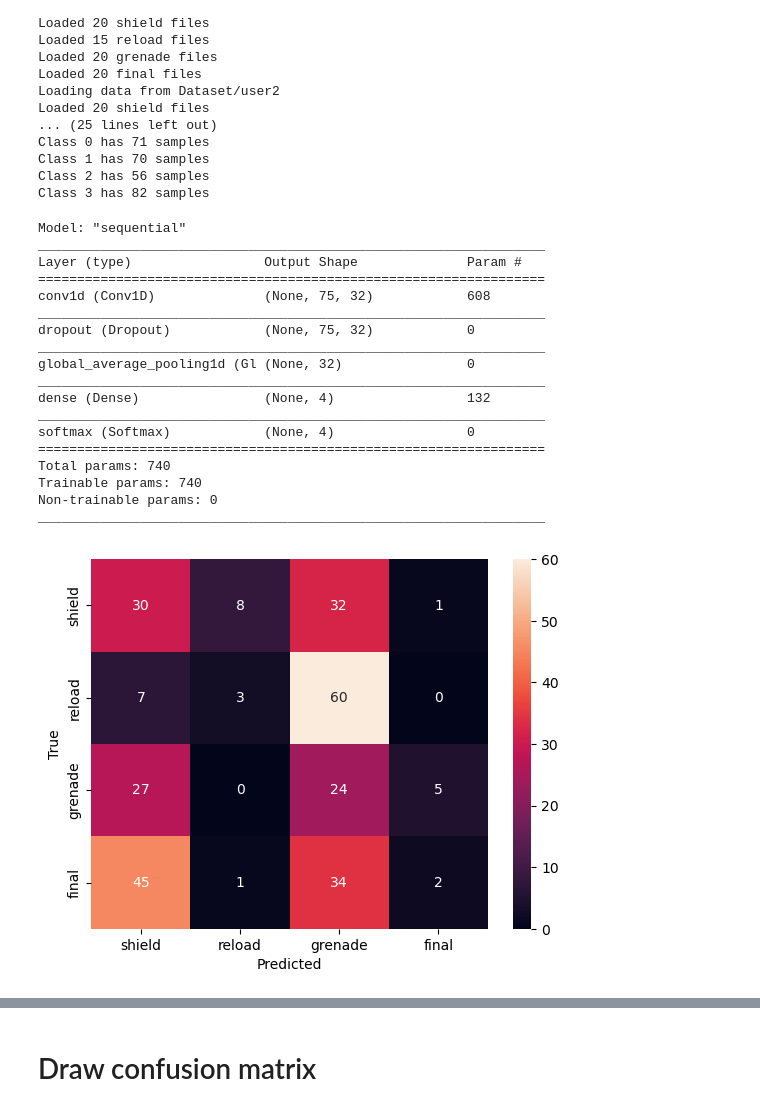
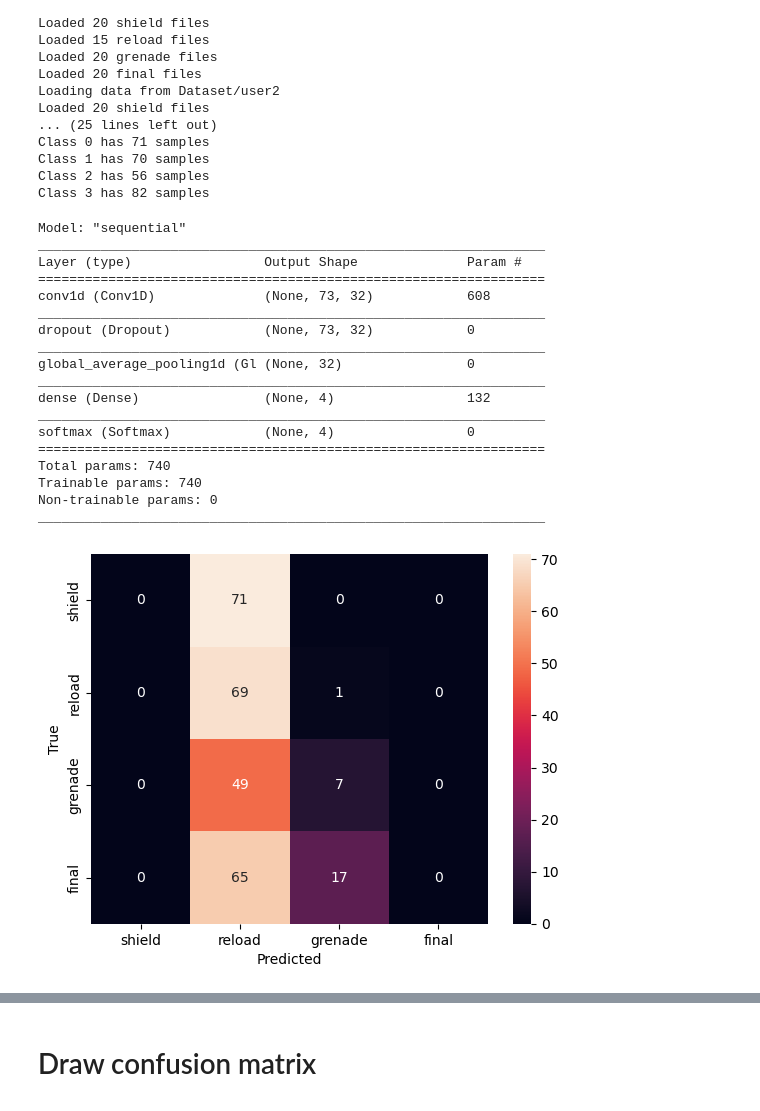
Before and after one commit to yuejunfeng0909/CG4002_CNN_Model, a Jupyter notebook: CNN.ipynb, the cells around one changed output, grey strips where cells are left out. Cells and saved outputs as stored; diff of their text form; code cells hidden in the pictures.

```diff
--- a/CNN.ipynb
+++ b/CNN.ipynb
@@ -160,7 +161,8 @@ model = Sequential()
 conv1filters = 32
 conv1kernel = 3
 conv1stride = 1
-model.add(Conv1D(conv1filters, conv1kernel, strides=conv1stride, padding='same', activation='relu', input_shape=(window_size, 6)))
+model.add(Conv1D(conv1filters, conv1kernel, strides=conv1stride, activation='relu', input_shape=(window_size, 6)))
+# model.add(Conv1D(conv1filters, conv1kernel, strides=conv1stride, padding='same', activation='relu', input_shape=(window_size, 6)))
 model.add(Dropout(0.5)) # 50% dropout
 
 # conv2filters = 32
@@ -176,36 +178,36 @@ model.add(GlobalAveragePooling1D())
 model.add(Dense(len(action_types)))
 model.add(Softmax())
 
 model.compile(loss='categorical_crossentropy', optimizer='adam', metrics=['accuracy'])
 model.summary()
 
 # performance before training
 y_prediction = np.argmax(model.predict(test_x), axis=1)
 result = confusion_matrix(np.argmax(test_y, axis=1), y_prediction)
 sns.heatmap(result, annot=True, fmt="d", xticklabels=action_types, yticklabels=action_types)
 plt.xlabel("Predicted")
 plt.ylabel("True")
 plt.show()
 # %% [output]
 Model: "sequential"
 _________________________________________________________________
 Layer (type)                 Output Shape              Param #
 =================================================================
-conv1d (Conv1D)              (None, 75, 32)            608
+conv1d (Conv1D)              (None, 73, 32)            608
 _________________________________________________________________
-dropout (Dropout)            (None, 75, 32)            0
+dropout (Dropout)            (None, 73, 32)            0
 _________________________________________________________________
 global_average_pooling1d (Gl (None, 32)                0
 _________________________________________________________________
 dense (Dense)                (None, 4)                 132
 _________________________________________________________________
 softmax (Softmax)            (None, 4)                 0
 =================================================================
 Total params: 740
 Trainable params: 740
 Non-trainable params: 0
 _________________________________________________________________
-[figure, old version]
+[figure, new version]
 # %%
 # checkpoint callback
 checkpoint_filepath = "model_checkpoint/"
```
Also changed, not shown: parts of 12 cells of this notebook.
